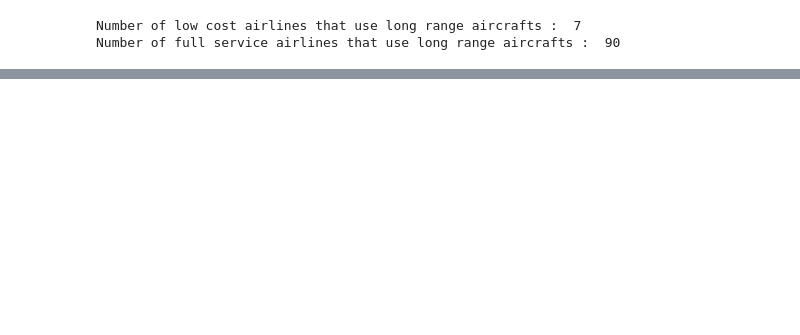
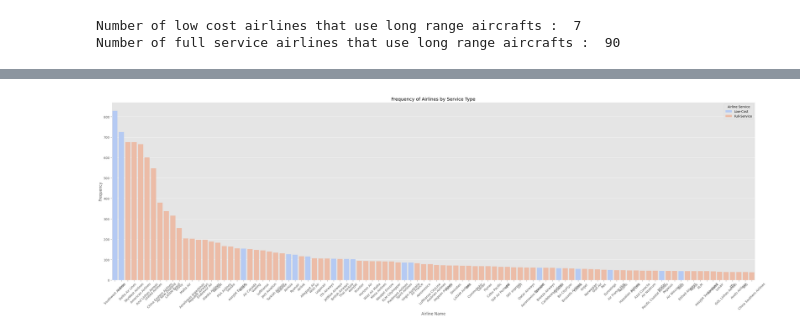
Before and after one commit to Tikai7/Flight-Radar-Scrapper, a Jupyter notebook: analysis/LowCostAnalysis.ipynb, the cells around one changed output, grey strips where cells are left out. Drawn from its saved outputs; the diff is of its cells as text; code cells hidden in the pictures; blank space fills up the shorter version.

```diff
--- a/analysis/LowCostAnalysis.ipynb
+++ b/analysis/LowCostAnalysis.ipynb
@@ -289,0 +334,12 @@ Ratio : 23.372465314834578%
+# %%
+companies_low_cost_freq = df_matched_low_cost.groupby("Airline Name").apply(len).sort_values(ascending=False)
+companies_full_service_freq = df_matched_full_service.groupby("Airline Name").apply(len).sort_values(ascending=False)
+
+companies_low_cost_freq = companies_low_cost_freq.to_frame(name='Frequency')
+companies_full_service_freq = companies_full_service_freq.to_frame(name='Frequency')
+
+companies_low_cost_freq['Airline Service'] = 'Low-Cost'
+companies_full_service_freq['Airline Service'] = 'Full-Service'
+
+all_comp_freq = pd.concat([companies_low_cost_freq, companies_full_service_freq], axis=0)
+all_comp_freq = all_comp_freq.reset_index()
@@ -289,0 +375,16 @@ Ratio : 23.372465314834578%
+# %%
+all_comp_freq.sort_values(by='Frequency', ascending=False, inplace=True)
+
+plt.figure(figsize=(30, 10))
+ax = sns.barplot(data=all_comp_freq.head(100), x='Airline Name', y='Frequency', hue='Airline Service', palette='coolwarm')
+
+ax.set_title('Frequency of Airlines by Service Type')
+ax.set_xlabel('Airline Name')
+ax.set_ylabel('Frequency')
+plt.xticks(rotation=45)  # Rotate x-axis labels for better readability
+plt.legend(title='Airline Service')
+
+plt.tight_layout()
+plt.show()
+# %% [output]
+[figure, added]
```
Also changed, not shown: parts of 19 cells of this notebook.
